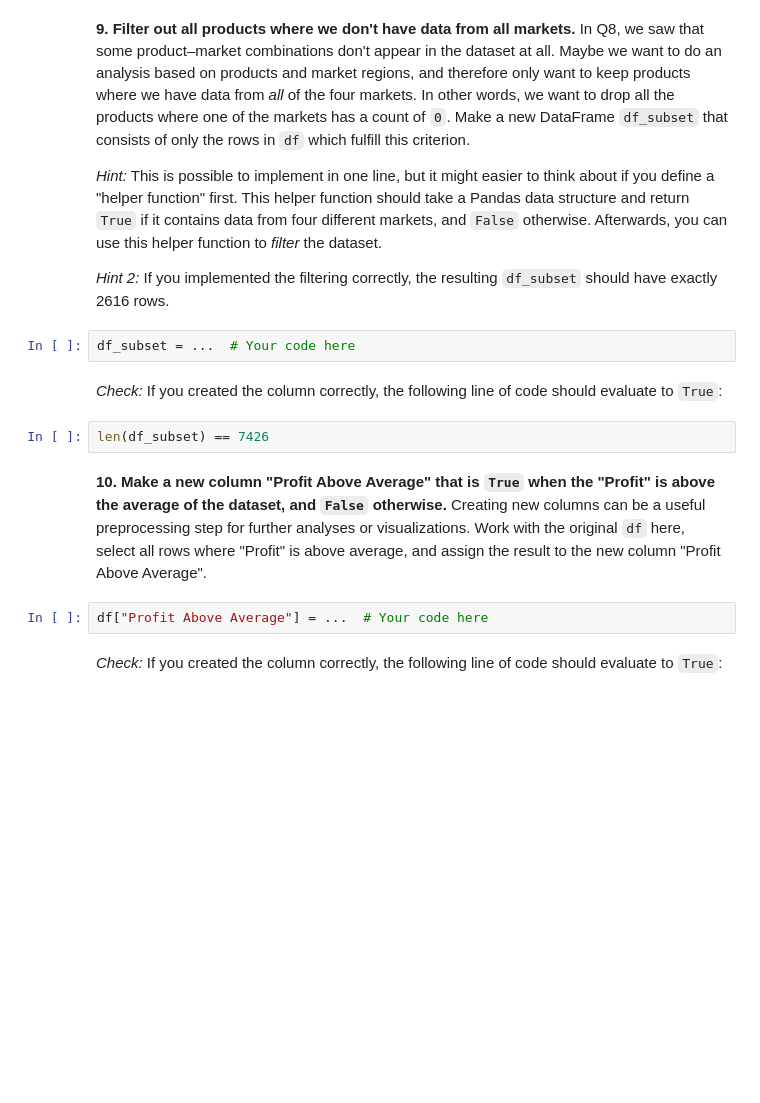
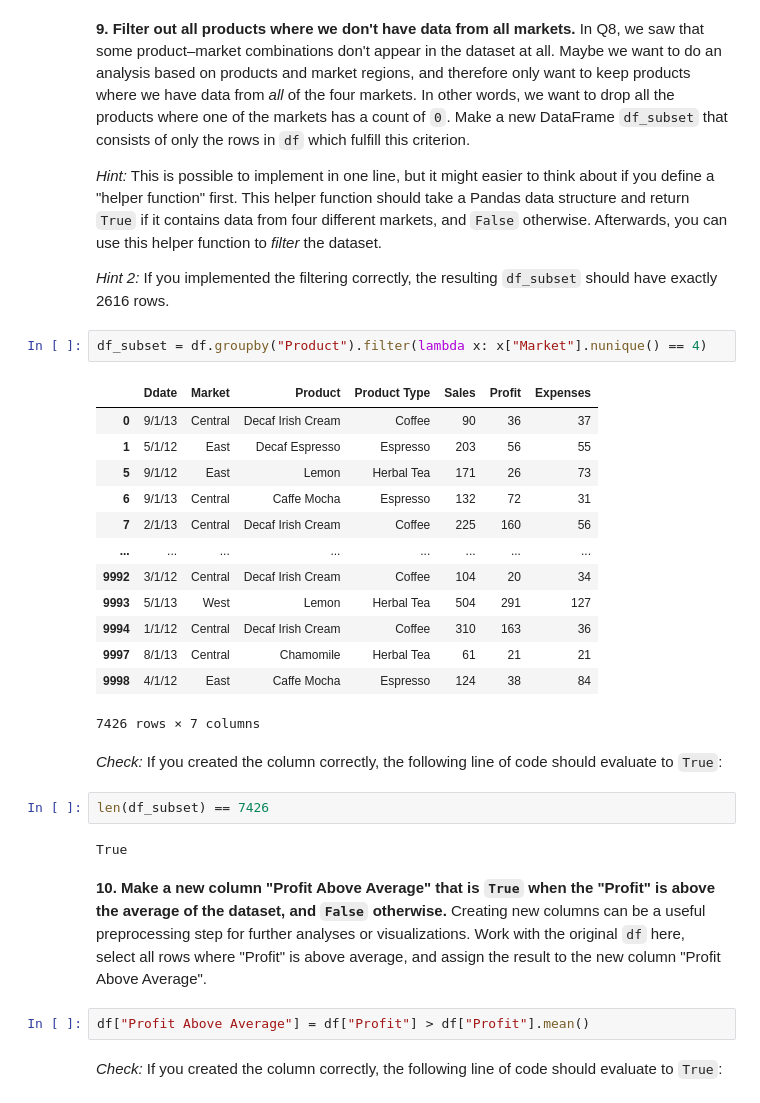
Before and after one commit to clementpickel/DSP_Assignement, a Jupyter notebook: Exercices/ex1/01_Pandas.ipynb, the cells around one changed output. Drawn from its saved outputs; the diff is of its cells as text; blank space fills up the shorter version.

```diff
--- a/Exercices/ex1/01_Pandas.ipynb
+++ b/Exercices/ex1/01_Pandas.ipynb
@@ -149,15 +149,31 @@ _Hint:_ This is possible to implement in one line, but it might easier to think
 
 _Hint 2:_ If you implemented the filtering correctly, the resulting `df_subset` should have exactly 2616 rows.
 # %%
-df_subset = ...  # Your code here
+df_subset = df.groupby("Product").filter(lambda x: x["Market"].nunique() == 4)
+# %% [output]
+|  | Ddate | Market | Product | Product Type | Sales | Profit | Expenses |
+| 0 | 9/1/13 | Central | Decaf Irish Cream | Coffee | 90 | 36 | 37 |
+| 1 | 5/1/12 | East | Decaf Espresso | Espresso | 203 | 56 | 55 |
+| 5 | 9/1/12 | East | Lemon | Herbal Tea | 171 | 26 | 73 |
+| 6 | 9/1/13 | Central | Caffe Mocha | Espresso | 132 | 72 | 31 |
+| 7 | 2/1/13 | Central | Decaf Irish Cream | Coffee | 225 | 160 | 56 |
+| ... | ... | ... | ... | ... | ... | ... | ... |
+| 9992 | 3/1/12 | Central | Decaf Irish Cream | Coffee | 104 | 20 | 34 |
+| 9993 | 5/1/13 | West | Lemon | Herbal Tea | 504 | 291 | 127 |
+| 9994 | 1/1/12 | Central | Decaf Irish Cream | Coffee | 310 | 163 | 36 |
+| 9997 | 8/1/13 | Central | Chamomile | Herbal Tea | 61 | 21 | 21 |
+| 9998 | 4/1/12 | East | Caffe Mocha | Espresso | 124 | 38 | 84 |
+7426 rows × 7 columns
 # %% [markdown]
 _Check:_ If you created the column correctly, the following line of code should evaluate to `True`:
 # %%
 len(df_subset) == 7426
+# %% [output]
+True
 # %% [markdown]
 **10. Make a new column "Profit Above Average" that is `True` when the "Profit" is above the average of the dataset, and `False` otherwise.** Creating new columns can be a useful preprocessing step for further analyses or visualizations. Work with the original `df` here, select all rows where "Profit" is above average, and assign the result to the new column "Profit Above Average".
 # %%
-df["Profit Above Average"] = ...  # Your code here
+df["Profit Above Average"] = df["Profit"] > df["Profit"].mean()
 # %% [markdown]
 _Check:_ If you created the column correctly, the following line of code should evaluate to `True`:
 # %%
```
Also changed, not shown: parts of 5 cells of this notebook.
